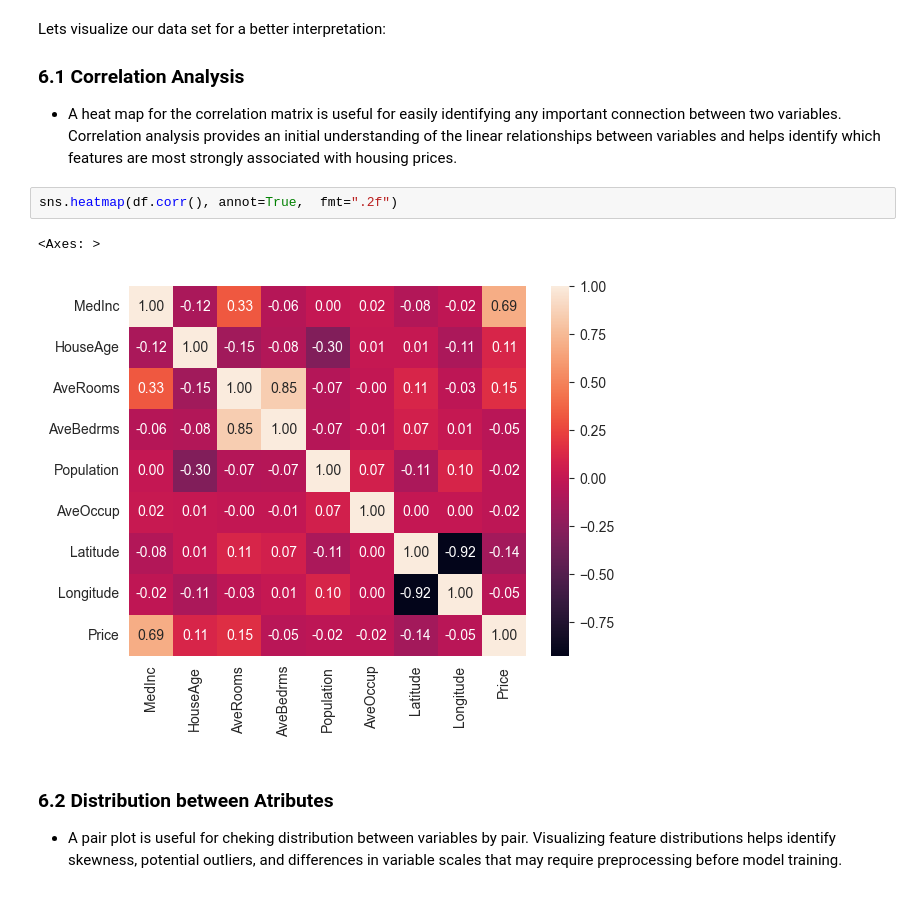
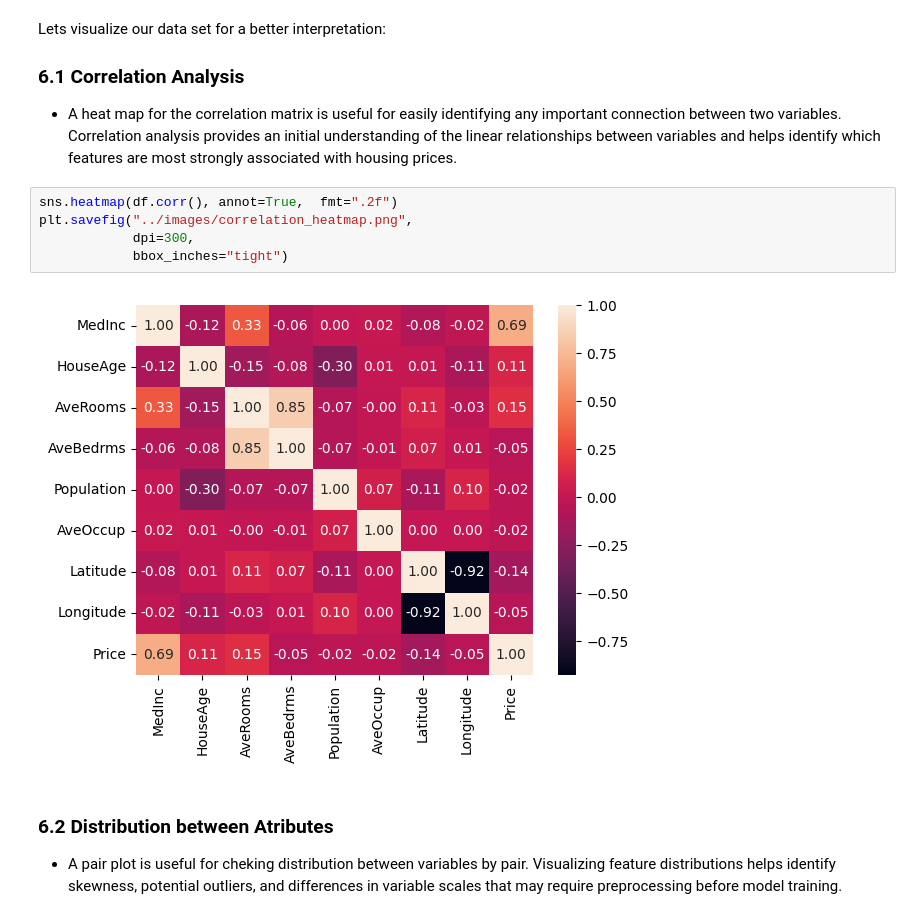
Before and after one commit to fridacarbajalordonez-blip/py-housing-price-prediction, a Jupyter notebook: notebooks/housing_price_prediction.ipynb, the cells around one changed output. Cells and saved outputs as stored; diff of their text form.

```diff
--- a/notebooks/housing_price_prediction.ipynb
+++ b/notebooks/housing_price_prediction.ipynb
@@ -136,9 +136,11 @@ Lets visualize our data set for a better interpretation:
  - A heat map for the correlation matrix is useful for easily identifying any important connection between two variables. Correlation analysis provides an initial understanding of the linear relationships between variables and helps identify which features are most strongly associated with housing prices.
 # %%
 sns.heatmap(df.corr(), annot=True,  fmt=".2f")
+plt.savefig("../images/correlation_heatmap.png",
+            dpi=300,
+            bbox_inches="tight")
 # %% [output]
-<Axes: >
-[figure, old version]
+[figure, new version]
 # %% [markdown]
 ### 6.2 Distribution between Atributes
   - A pair plot is useful for cheking distribution between variables by pair. Visualizing feature distributions helps identify skewness, potential outliers, and differences in variable scales that may require preprocessing before model training.
```
Also changed, not shown: parts of 18 cells of this notebook.
